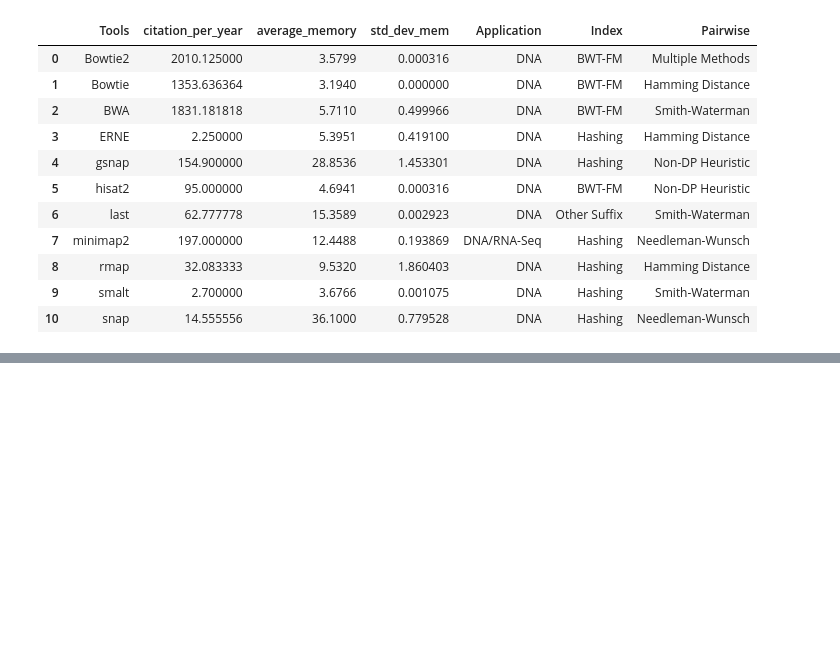
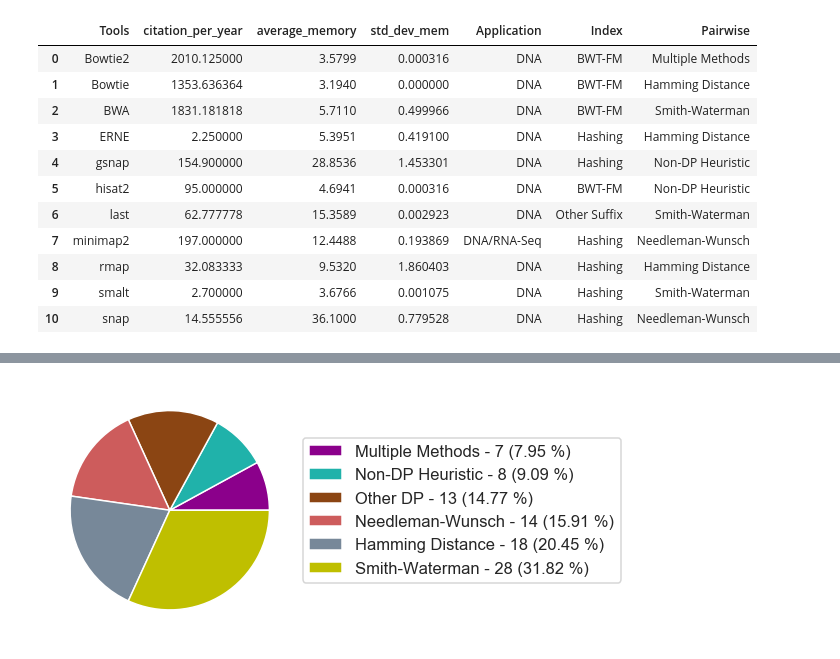
Before and after one commit to Mangul-Lab-USC/technology.dictates.algorithms, a Jupyter notebook: notebooks/Figure2_Panel.ipynb, the cells around one changed output, grey strips where cells are left out. Cells and saved outputs as stored; diff of their text form; code cells hidden in the pictures; blank space fills up the shorter version.

```diff
--- a/notebooks/Figure2_Panel.ipynb
+++ b/notebooks/Figure2_Panel.ipynb
@@ -603,0 +237,15 @@ plt.savefig('../figures/Local_by_Citations.pdf')
+# %%
+plt.figure(figsize=(12,4))
+
+pairwise_group = data_year.groupby('Pairwise').count().sort_values('Aligner', ascending=True)
+patches, texts = plt.pie(pairwise_group.Aligner, colors=local_clrs[::-1])
+pct = 100.*pairwise_group.Aligner/pairwise_group.Aligner.sum()
+labels = ['{0} - {1} ({2:2.2f} %)'.format(i,j,k) for i,j,k in zip(pairwise_group.index, pairwise_group.Aligner, pct)]
+plt.legend(patches, labels, loc='center left', bbox_to_anchor=(1, .5))
+plt.tight_layout()
+#plt.show()
+
+plt.savefig('../figures/Local_Pie.png')
+plt.savefig('../figures/Local_Pie.pdf')
+# %% [output]
+[figure, added]
```
Also changed, not shown: parts of 45 cells of this notebook, 47 other files.
